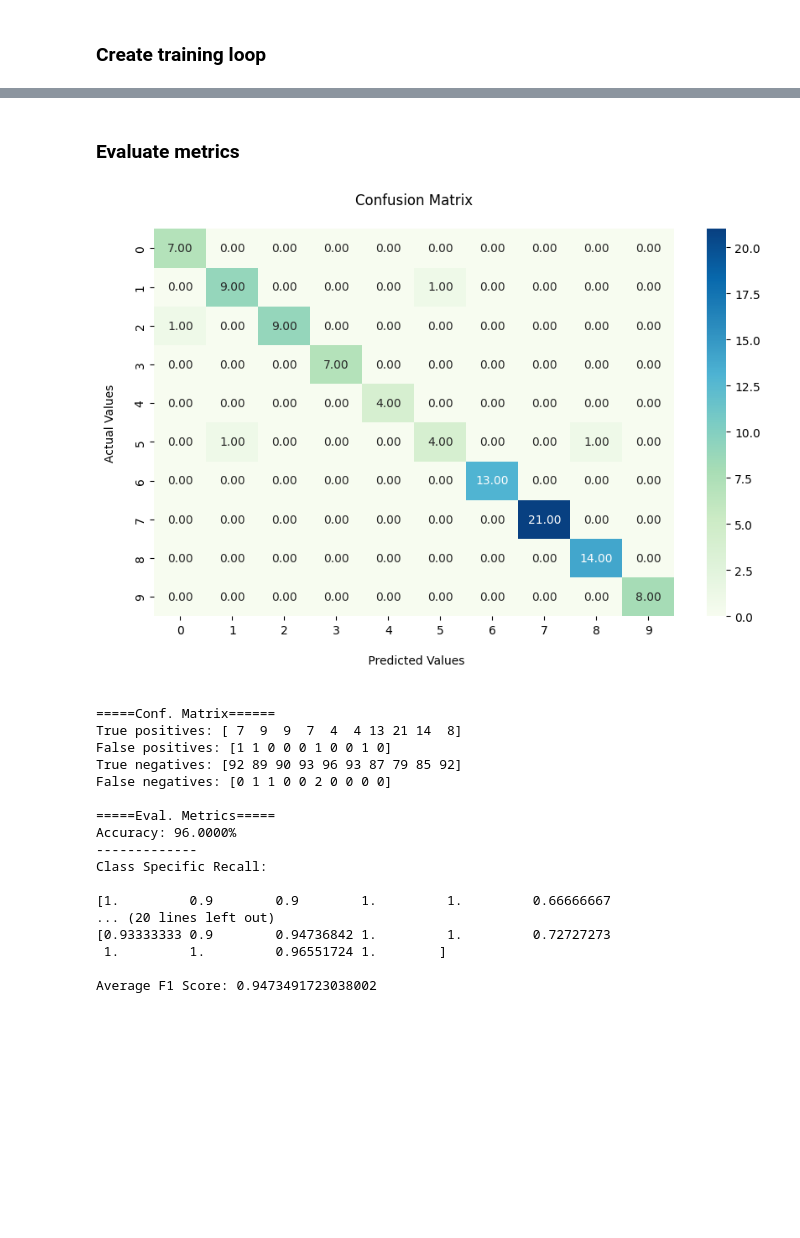
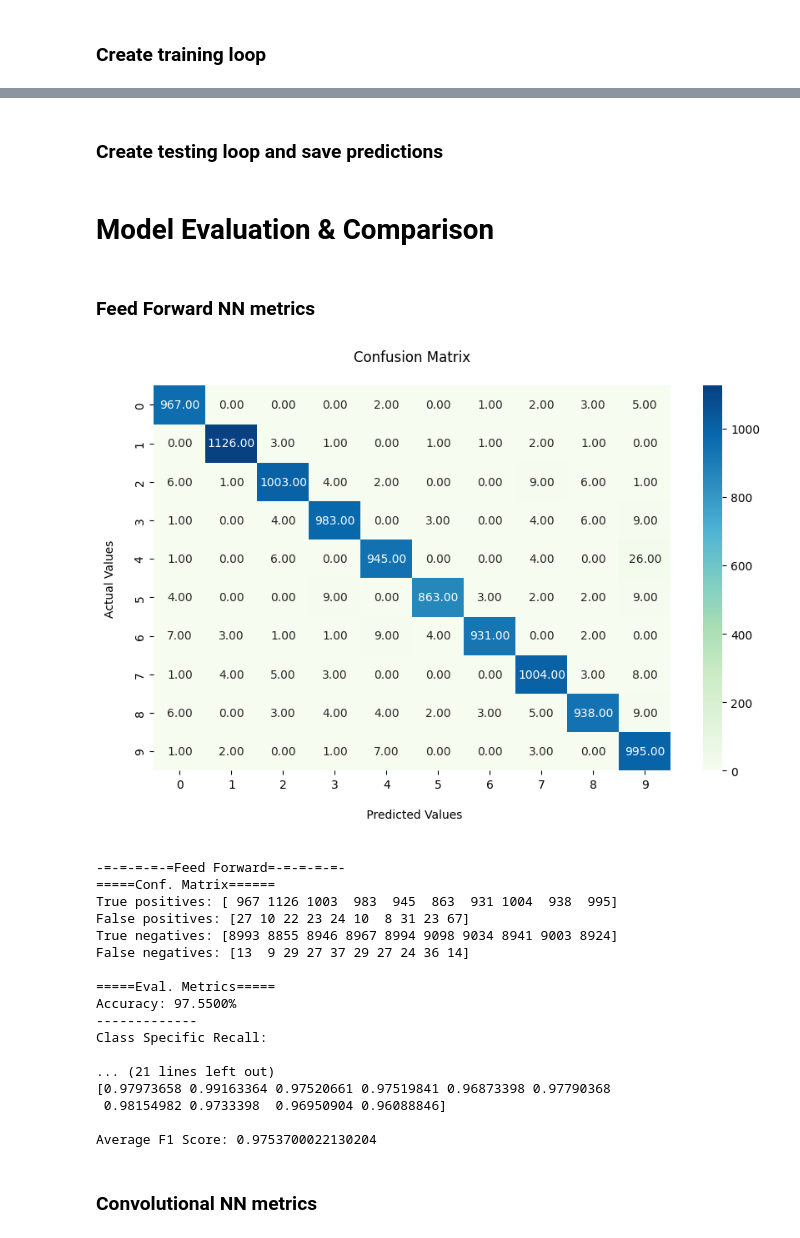
Before and after one commit to jbeans0312/MNIST, a Jupyter notebook: Bean_MNIST_Classifiers.ipynb, the cells around one changed output, grey strips where cells are left out. Cells and saved outputs as stored; diff of their text form; code cells hidden in the pictures; blank space fills up the shorter version.

```diff
--- a/Bean_MNIST_Classifiers.ipynb
+++ b/Bean_MNIST_Classifiers.ipynb
@@ -273,0 +246,4 @@ optimizer = torch.optim.Adam(model.parameters(), lr=learning_rate)
+# %%
+input_size = 784 # number of input nodes (each image is 28x28 px)
+hidden_size = 706 # size of the hidden layer (between i/o)
+hidden_num = 2 # number of hidden layers (between i/o)
@@ -324,0 +356,22 @@ Epoch[2/2], Step[600/600], Loss: 0.1254
+# %%
+model.eval() # puts the model in 'evaluation mode' blocking any updates
+
+with torch.no_grad():
+  ffnn_preds = torch.tensor([]).to(device) # loads an empty list of predictions to gpu
+  ffnn_labels = torch.tensor([]).to(device) # loads an empty list of labesl to gpu
+
+  for i, (image, label) in tqdm(enumerate(test_loader)):
+    image = image.reshape(-1, 28*28).to(device) # reshape the images in to 1x28
+    label = label.to(device)
+    output = model(image) # get the probabilities
+
+    output = F.softmax(output, dim=1) # softmax the output probs
+    predicted = torch.max(output, dim=1)[1] # choose the highest probability
+
+    # update our predictions and labels lists
+    ffnn_preds = torch.cat((ffnn_preds, predicted), dim=0)
+    ffnn_labels = torch.cat((ffnn_labels, label), dim=0)
+
+
+  ffnn_preds = ffnn_preds.cpu().detach()
+  ffnn_labels = ffnn_labels.cpu().detach()
@@ -324,0 +582,2 @@ Epoch[2/2], Step[600/600], Loss: 0.1254
+# %% [markdown]
+### Create testing loop and save predictions
@@ -325,26 +603,28 @@ Epoch[2/2], Step[600/600], Loss: 0.1254
+# %% [markdown]
+# **Model Evaluation & Comparison**
+# %% [markdown]
+### Feed Forward NN metrics
+# %%
+plot_cm(ffnn_preds, ffnn_labels)
+ffnn_means = show_metrics(ffnn_preds, ffnn_labels, 1, "Feed Forward")
+# %% [output]
+[figure, added]
+-=-=-=-=-=Feed Forward=-=-=-=-=-
+=====Conf. Matrix======
+True positives: [ 967 1126 1003  983  945  863  931 1004  938  995]
+False positives: [27 10 22 23 24 10  8 31 23 67]
+True negatives: [8993 8855 8946 8967 8994 9098 9034 8941 9003 8924]
+False negatives: [13  9 29 27 37 29 27 24 36 14]
+
+=====Eval. Metrics=====
+Accuracy: 97.5500%
+-------------
+Class Specific Recall:
+
+... (21 lines left out)
+[0.97973658 0.99163364 0.97520661 0.97519841 0.96873398 0.97790368
+ 0.98154982 0.9733398  0.96950904 0.96088846]
+
+Average F1 Score: 0.9753700022130204
 # %% [markdown]
-### Evaluate metrics
+### Convolutional NN metrics
-# %%
-# Print the metrics for our Feed Forward model
-with torch.no_grad(): # ensure that we do not update the weights on accident
-  preds = torch.max(outputs, dim=1)[1] # gets the predictions generated by NN
-  show_metrics(preds, labels) # calls the show_metrics in the Metrics block
-# %% [output]
-[figure, removed]
-=====Conf. Matrix======
-True positives: [ 7  9  9  7  4  4 13 21 14  8]
-False positives: [1 1 0 0 0 1 0 0 1 0]
-True negatives: [92 89 90 93 96 93 87 79 85 92]
-False negatives: [0 1 1 0 0 2 0 0 0 0]
-
-=====Eval. Metrics=====
-Accuracy: 96.0000%
--------------
-Class Specific Recall:
-
-[1.         0.9        0.9        1.         1.         0.66666667
-... (20 lines left out)
-[0.93333333 0.9        0.94736842 1.         1.         0.72727273
- 1.         1.         0.96551724 1.        ]
-
-Average F1 Score: 0.9473491723038002
```
Also changed, not shown: parts of 49 cells of this notebook.
